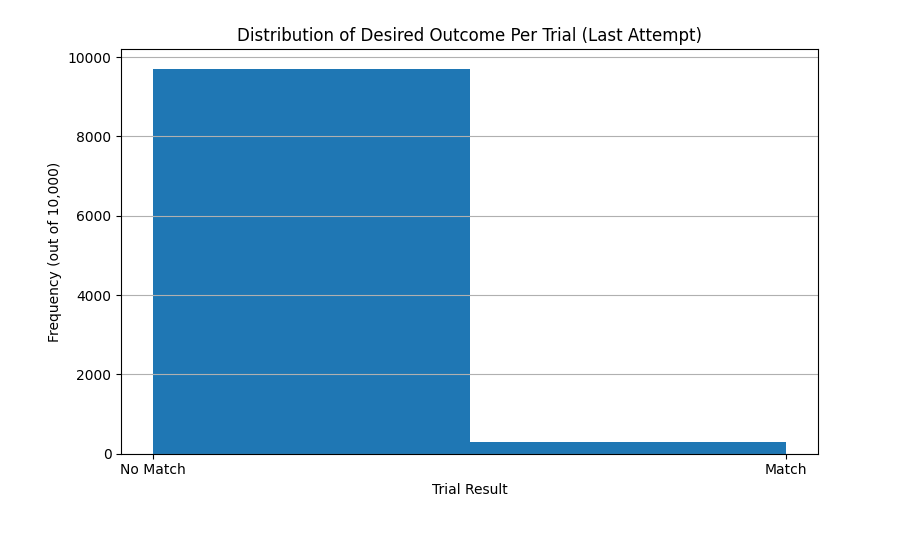
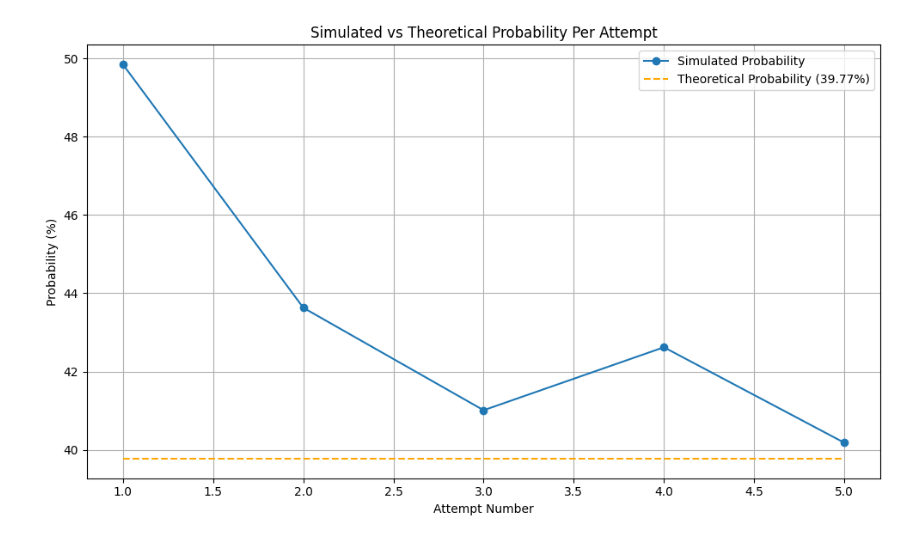
Before and after one commit to byrneap23/FinalProject, a Jupyter notebook: Final_Project.ipynb, the cells around one changed output. Cells and saved outputs as stored; diff of their text form; code cells hidden in the pictures.

```diff
--- a/Final_Project.ipynb
+++ b/Final_Project.ipynb
@@ -101,12 +100,17 @@ Congrats! Your probability of 2.92% is within 1% of the target (3%)!
-# %%
-plt.figure(figsize=(8, 5))
-plt.hist(last_wins_per_trial, bins=2)
-plt.xticks([0, 1], ['No Match', 'Match'])
-plt.title("Distribution of Desired Outcome Per Trial (Last Attempt)")
-plt.xlabel("Trial Result")
-plt.ylabel("Frequency (out of 10,000)")
-plt.grid(axis='y')
-plt.tight_layout()
-plt.show()
-# %% [output]
-[figure, removed]
+# %%
+actual_prob_per_trial = (1 - (1 - (1 / sides**2)) ** rolls) * 100
+actual_probs = [actual_prob_per_trial] * attempt  # flat line for comparison
+
+plt.figure(figsize=(10, 6))
+plt.plot(range(1, attempt + 1), prob_history, marker='o', label="Simulated Probability")
+plt.plot(range(1, attempt + 1), actual_probs, linestyle='--', color='orange', label=f"Theoretical Probability ({actual_prob_per_trial:.2f}%)")
+
+plt.title("Simulated vs Theoretical Probability Per Attempt")
+plt.xlabel("Attempt Number")
+plt.ylabel("Probability (%)")
+plt.legend()
+plt.grid(True)
+plt.tight_layout()
+plt.show()
+# %% [output]
+[figure, added]
```
Also changed, not shown: parts of 3 cells of this notebook.
